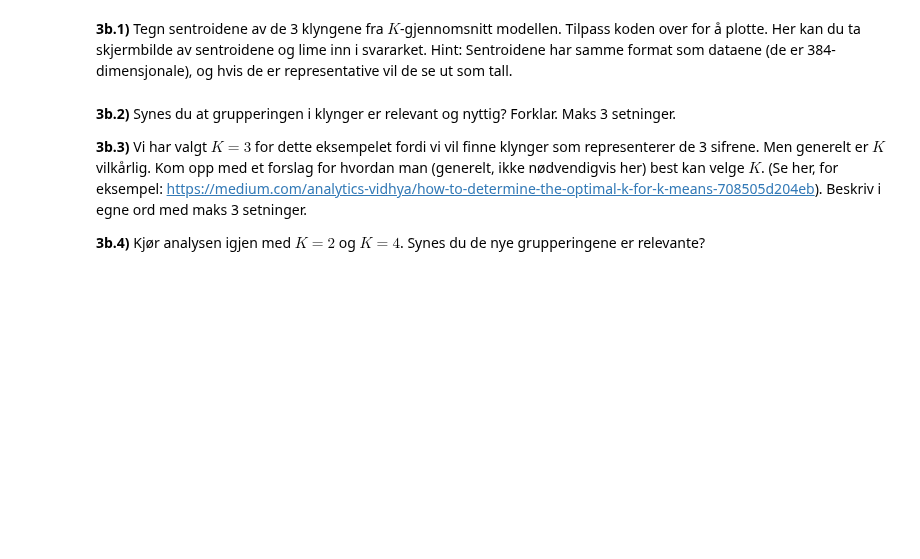
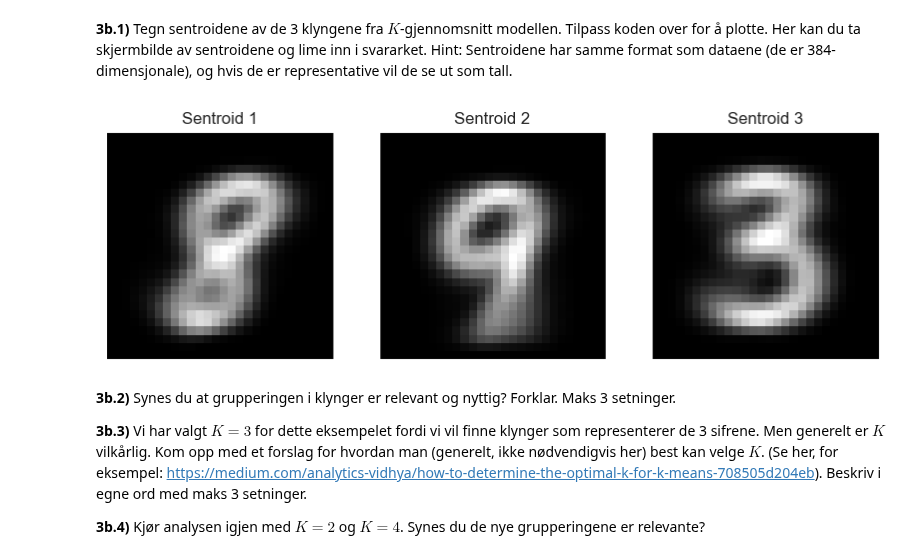
Before and after one commit to erikbjo/istg1003prosjekt, a Jupyter notebook: Oppgaver/oppg3.ipynb, the cells around one changed output. Cells and saved outputs as stored; diff of their text form; code cells hidden in the pictures; blank space fills up the shorter version.

```diff
--- a/Oppgaver/oppg3.ipynb
+++ b/Oppgaver/oppg3.ipynb
@@ -149,3 +150,21 @@ sentroider = kmeans.cluster_centers_
+# %%
+# her kan du skrive koden for å plotte
+
+# Plotter sentroidene
+# 3 subplots
+fig, ax = plt.subplots(1, 3, figsize = (10, 10))
+
+# Itererer over sentroidene
+for i in range(3):
+    # Plotter sentroidene
+    ax[i].imshow(sentroider[i].reshape(28, 28), cmap = 'gray')
+    ax[i].set_xticks([])
+    ax[i].set_yticks([])
+    ax[i].set_title('Sentroid ' + str(i + 1))
+
+plt.show()
+# %% [output]
+[figure, added]
 # %% [markdown]
 **3b.2)** Synes du at grupperingen i klynger er relevant og nyttig? Forklar. Maks 3 setninger.
 
```
Also changed, not shown: parts of 7 cells of this notebook, 1 other file.
